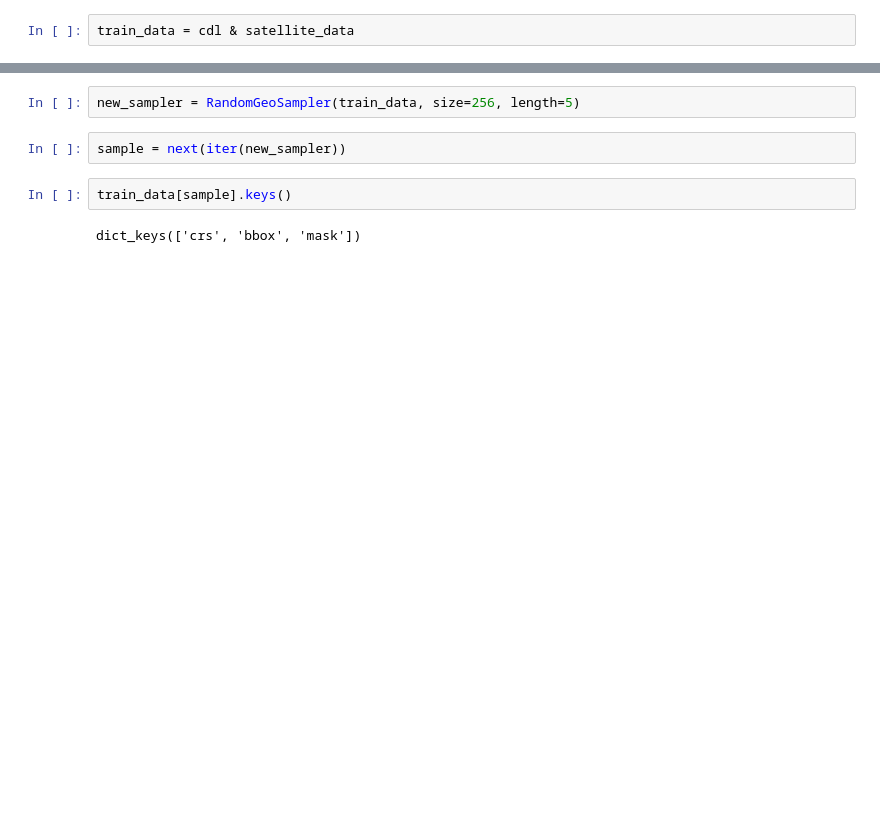
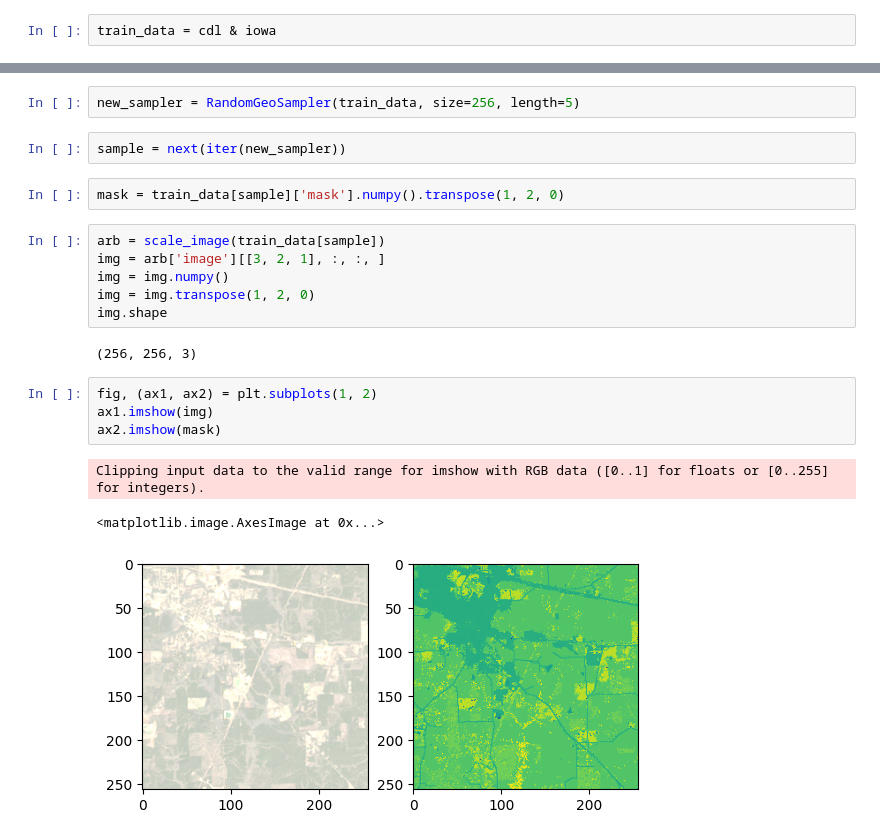
Before and after one commit to SulemanHamdani/Remote-Sensing, a Jupyter notebook: preprocessing.ipynb, the cells around one changed output, grey strips where cells are left out. Cells and saved outputs as stored; diff of their text form; blank space fills up the shorter version.

```diff
--- a/preprocessing.ipynb
+++ b/preprocessing.ipynb
@@ -130,3 +130,3 @@ pyplot.show()
 # %%
-train_data = cdl & satellite_data
+train_data = cdl & iowa
 # %% [output]
@@ -135,7 +135,21 @@ Converting UnionDataset CRS from EPSG:32615 to EPSG:5070
 new_sampler = RandomGeoSampler(train_data, size=256, length=5)
 # %%
 sample = next(iter(new_sampler))
-# %%
-train_data[sample].keys()
-# %% [output]
-dict_keys(['crs', 'bbox', 'mask'])
+# %%
+mask = train_data[sample]['mask'].numpy().transpose(1, 2, 0)
+# %%
+arb = scale_image(train_data[sample])
+img = arb['image'][[3, 2, 1], :, :, ]
+img = img.numpy()
+img = img.transpose(1, 2, 0)
+img.shape
+# %% [output]
+(256, 256, 3)
+# %%
+fig, (ax1, ax2) = plt.subplots(1, 2)
+ax1.imshow(img)
+ax2.imshow(mask)
+# %% [output]
+Clipping input data to the valid range for imshow with RGB data ([0..1] for floats or [0..255] for integers).
+<matplotlib.image.AxesImage at 0x...>
+[figure, added]
```
Also changed, not shown: parts of 6 cells of this notebook.
